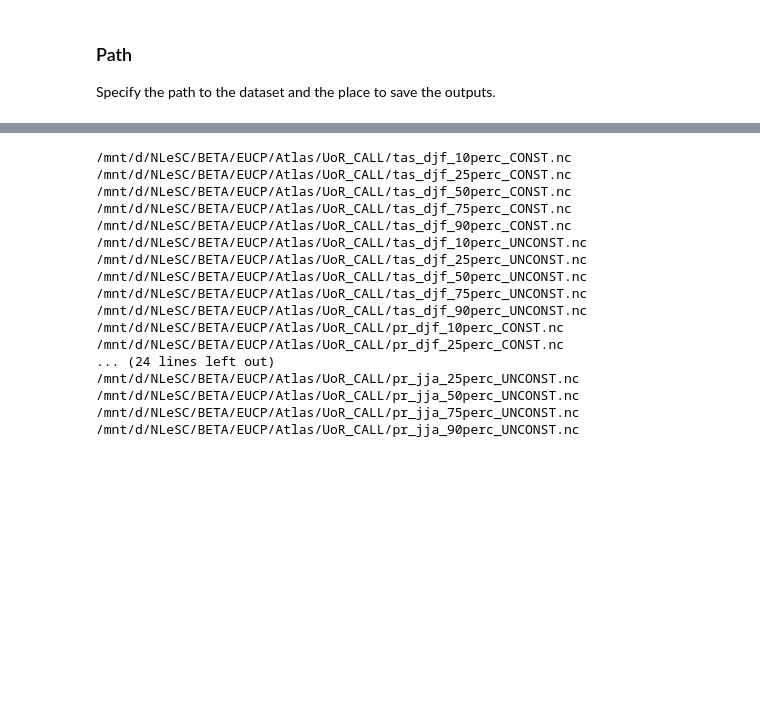
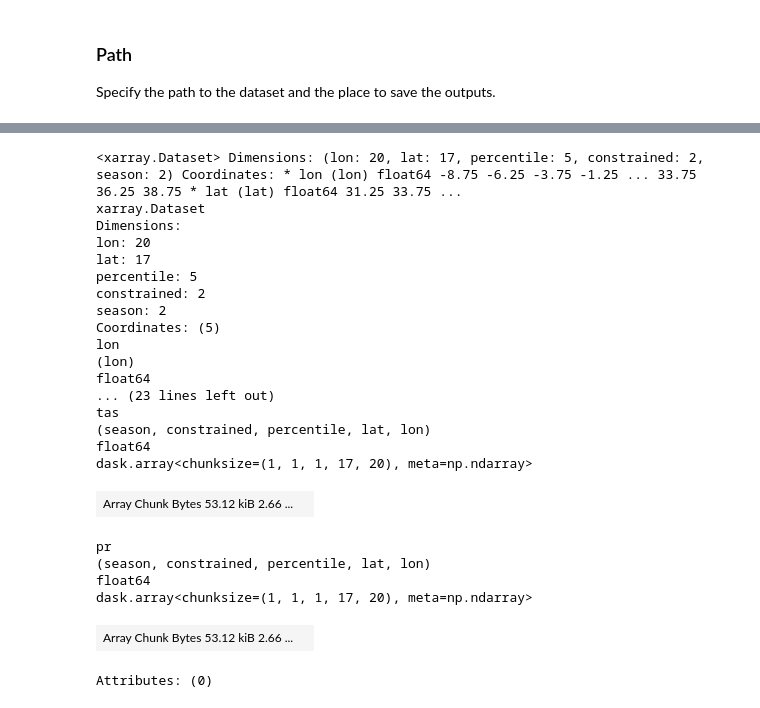
Before and after one commit to eucp-project/atlas, a Jupyter notebook: python/cleanup_UoR_CALL_atlas_netcdf.ipynb, the cells around one changed output, grey strips where cells are left out. Saved outputs shown, nothing was run; the diff lists cells and outputs as text; code cells hidden in the pictures; blank space fills up the shorter version.

Commit message:
refactor notebook UoR CALL

```diff
--- a/python/cleanup_UoR_CALL_atlas_netcdf.ipynb
+++ b/python/cleanup_UoR_CALL_atlas_netcdf.ipynb
@@ -17,7 +15,8 @@ import xarray as xr
 Specify the path to the dataset and the place to save the outputs. <br>
 # %%
 # please specify data path
-datapath = '/mnt/d/NLeSC/BETA/EUCP/Atlas'
+datapath = './AtlasData/raw'
+
 # please specify output path
-output_path = '/mnt/d/NLeSC/BETA/EUCP/Atlas/preprocess'
+output_path = './AtlasData/preprocess'
 os.makedirs(output_path, exist_ok = True)
@@ -40,0 +25,10 @@ Data variables:
+# %%
+output_file_name = {
+    "prefix": "atlas",
+    "activity": "EUCP", # project name e.g. EUCP
+    "institution_id": "UOR", # UOR
+    "source": "CMIP5", # e.g. CMIP6 or CMIP5
+    "method": "CALL", # e.g. CALL
+    "sub_method": "cons", # e.g. cons or uncons
+    "cmor_var": "tas", # e.g. tas or pr
+}
@@ -63,31 +61,37 @@ def load_data(project, season, variable):
 # %%
-# call the function to preprocess the files and export them as netcdf files
-for project in ['cmip5']:
-    seasons = []
-    for season in ['djf', 'jja']:
-        tas = load_data(project, season, 'tas')
-        pr = load_data(project, season, 'pr')
-        ds = xr.merge([tas, pr]).assign_coords(season=season.upper())
-        seasons.append(ds)
-    ds = xr.concat(seasons, dim='season')
-    # re-arrange the dimensions from (lon, lat) to (lat, lon)
-    ds = ds.transpose(..., 'lat', 'lon')
-    ds.to_netcdf(Path(output_path, f'cleaned_UoR_CALL_{project.upper()}.nc'))
+project = output_file_name["source"].lower()
+seasons = []
+for season in ['djf', 'jja']:
+    tas = load_data(project, season, 'tas')
+    pr = load_data(project, season, 'pr')
+    ds = xr.merge([tas, pr]).assign_coords(season=season.upper())
+    seasons.append(ds)
+uor_call_ds = xr.concat(seasons, dim='season')
+# re-arrange the dimensions from (lon, lat) to (lat, lon)
+uor_call_ds = uor_call_ds.transpose(..., 'lat', 'lon')
+uor_call_ds
 # %% [output]
-/mnt/d/NLeSC/BETA/EUCP/Atlas/UoR_CALL/tas_djf_10perc_CONST.nc
-/mnt/d/NLeSC/BETA/EUCP/Atlas/UoR_CALL/tas_djf_25perc_CONST.nc
-/mnt/d/NLeSC/BETA/EUCP/Atlas/UoR_CALL/tas_djf_50perc_CONST.nc
-/mnt/d/NLeSC/BETA/EUCP/Atlas/UoR_CALL/tas_djf_75perc_CONST.nc
-/mnt/d/NLeSC/BETA/EUCP/Atlas/UoR_CALL/tas_djf_90perc_CONST.nc
-/mnt/d/NLeSC/BETA/EUCP/Atlas/UoR_CALL/tas_djf_10perc_UNCONST.nc
-/mnt/d/NLeSC/BETA/EUCP/Atlas/UoR_CALL/tas_djf_25perc_UNCONST.nc
-/mnt/d/NLeSC/BETA/EUCP/Atlas/UoR_CALL/tas_djf_50perc_UNCONST.nc
-/mnt/d/NLeSC/BETA/EUCP/Atlas/UoR_CALL/tas_djf_75perc_UNCONST.nc
-/mnt/d/NLeSC/BETA/EUCP/Atlas/UoR_CALL/tas_djf_90perc_UNCONST.nc
-/mnt/d/NLeSC/BETA/EUCP/Atlas/UoR_CALL/pr_djf_10perc_CONST.nc
-/mnt/d/NLeSC/BETA/EUCP/Atlas/UoR_CALL/pr_djf_25perc_CONST.nc
-... (24 lines left out)
-/mnt/d/NLeSC/BETA/EUCP/Atlas/UoR_CALL/pr_jja_25perc_UNCONST.nc
-/mnt/d/NLeSC/BETA/EUCP/Atlas/UoR_CALL/pr_jja_50perc_UNCONST.nc
-/mnt/d/NLeSC/BETA/EUCP/Atlas/UoR_CALL/pr_jja_75perc_UNCONST.nc
-/mnt/d/NLeSC/BETA/EUCP/Atlas/UoR_CALL/pr_jja_90perc_UNCONST.nc
+<xarray.Dataset> Dimensions: (lon: 20, lat: 17, percentile: 5, constrained: 2, season: 2) Coordinates: * lon (lon) float64 -8.75 -6.25 -3.75 -1.25 ... 33.75 36.25 38.75 * lat (lat) float64 31.25 33.75 ...
+xarray.Dataset
+Dimensions:
+lon: 20
+lat: 17
+percentile: 5
+constrained: 2
+season: 2
+Coordinates: (5)
+lon
+(lon)
+float64
+... (23 lines left out)
+tas
+(season, constrained, percentile, lat, lon)
+float64
+dask.array<chunksize=(1, 1, 1, 17, 20), meta=np.ndarray>
+| Array Chunk Bytes 53.12 kiB 2.66 ... |  |
+pr
+(season, constrained, percentile, lat, lon)
+float64
+dask.array<chunksize=(1, 1, 1, 17, 20), meta=np.ndarray>
+| Array Chunk Bytes 53.12 kiB 2.66 ... |  |
+Attributes: (0)
```
Also changed, not shown: parts of 19 cells of this notebook.
